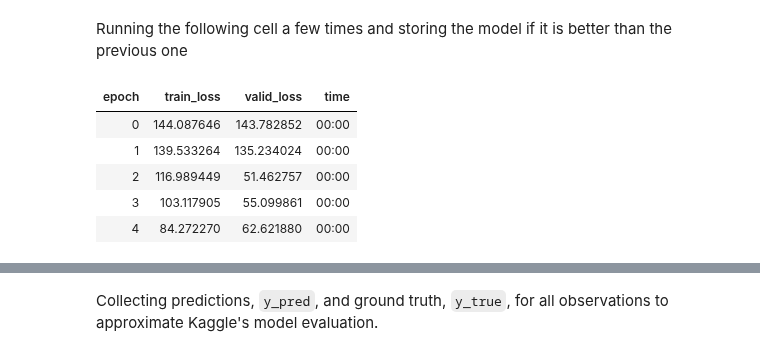
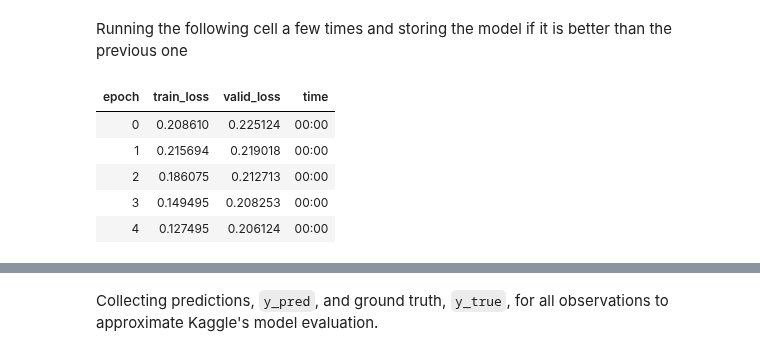
Before and after one commit to eschmidt42/kaggle_house_prices, a Jupyter notebook: notebooks/02_modelling.ipynb, the cells around one changed output, grey strips where cells are left out. Cells and saved outputs as stored; diff of their text form; code cells hidden in the pictures.

```diff
--- a/notebooks/02_modelling.ipynb
+++ b/notebooks/02_modelling.ipynb
@@ -264,0 +267,3 @@ loss_fun = torch.nn.functional.mse_loss
+# %%
+y_range = [min(to.valid.ys.values.min(), to.train.ys.values.min()),
+           max(to.valid.ys.values.max(), to.train.ys.values.max())]; y_range
@@ -266,5 +273,6 @@ loss_fun = torch.nn.functional.mse_loss
 Setting up the customized tabular learner
 # %%
 %%time
-learn = tabular_learner(dls, n_out=1, loss_func=loss_fun, config=dict(active_fun=Mish))
+learn = tabular_learner(dls, n_out=1, loss_func=loss_fun, config=dict(active_fun=Mish),
+                        y_range=y_range)
 # %% [output]
@@ -306,11 +314,12 @@ Wall time: 7.63 s
 Running the following cell a few times and storing the model if it is better than the previous one
 # %%
 %%time
-learn.fit_one_cycle(5, 5e-2)
+# learn.fit_one_cycle(5, 5e-2)
+learn.fit_one_cycle(5, 1e-3)
 # %% [output]
 | epoch | train_loss | valid_loss | time |
-| 0 | 144.087646 | 143.782852 | 00:00 |
-| 1 | 139.533264 | 135.234024 | 00:00 |
-| 2 | 116.989449 | 51.462757 | 00:00 |
-| 3 | 103.117905 | 55.099861 | 00:00 |
-| 4 | 84.272270 | 62.621880 | 00:00 |
+| 0 | 0.208610 | 0.225124 | 00:00 |
+| 1 | 0.215694 | 0.219018 | 00:00 |
+| 2 | 0.186075 | 0.212713 | 00:00 |
+| 3 | 0.149495 | 0.208253 | 00:00 |
+| 4 | 0.127495 | 0.206124 | 00:00 |
```
Also changed, not shown: parts of 12 cells of this notebook, 6 other files.
